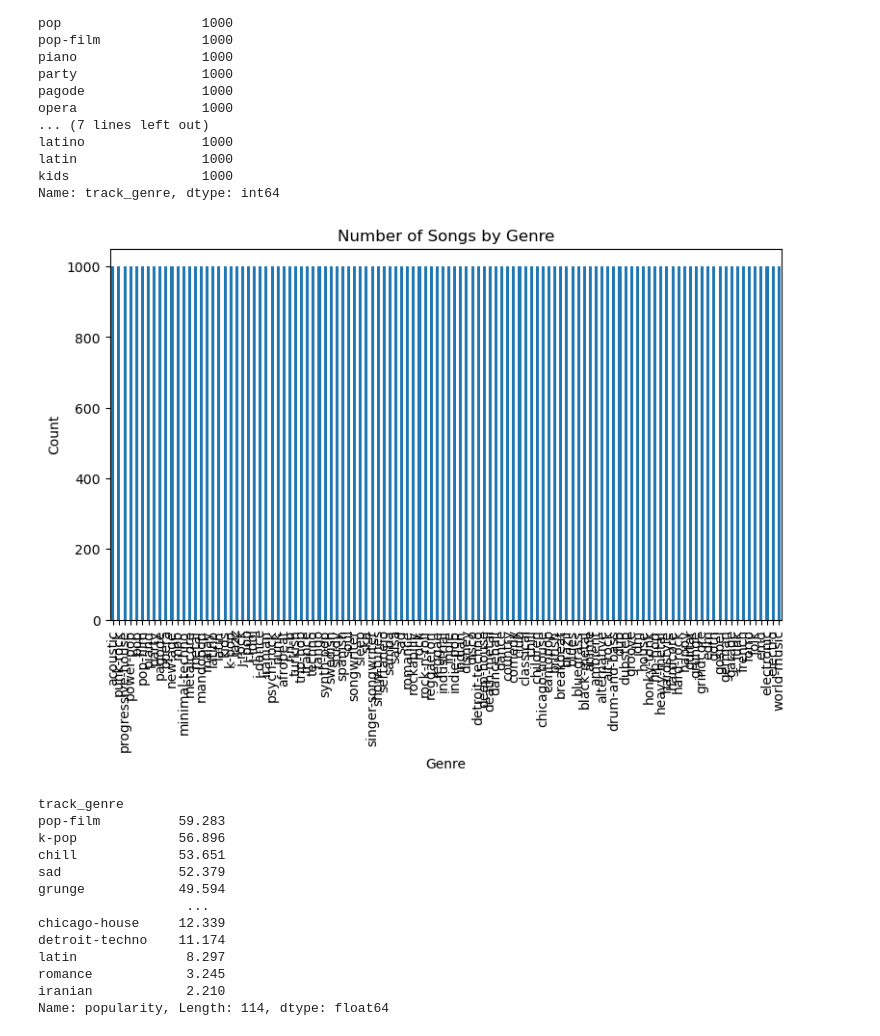
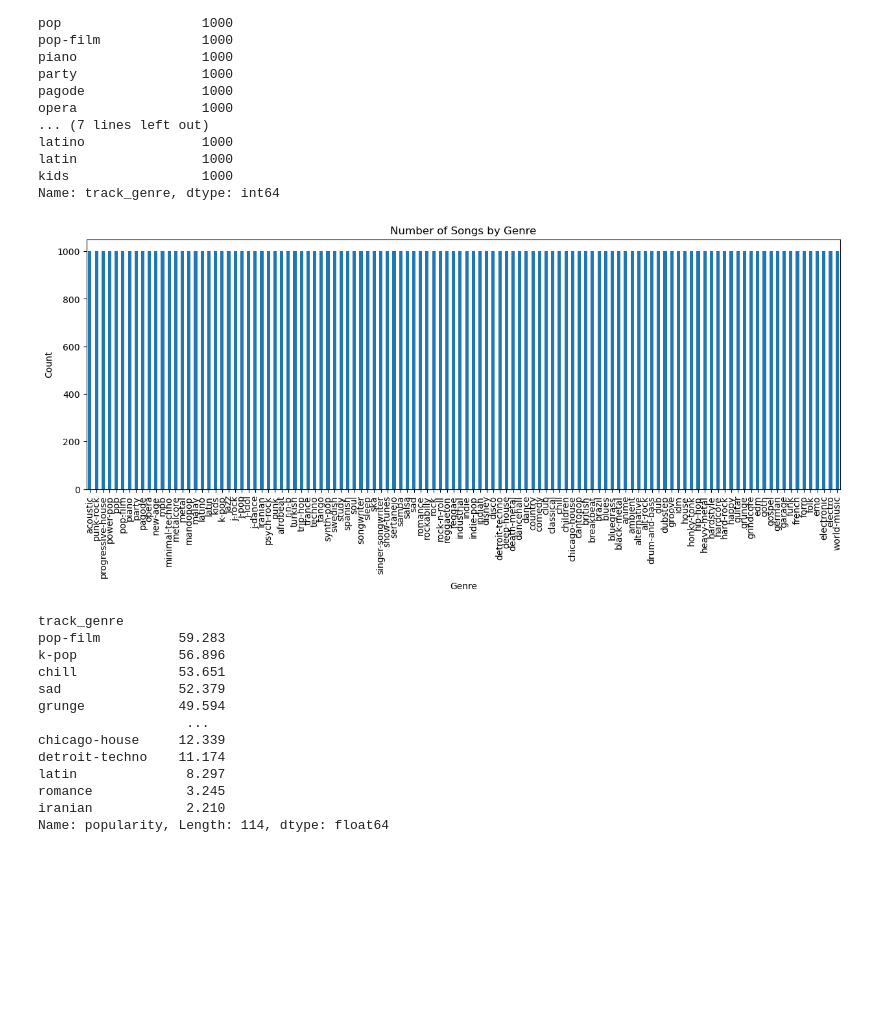
Before and after one commit to tobiasmj97/M1_assignment_recommender-app_group_5, a Jupyter notebook: M1_Assignement_UML.ipynb, the cells around one changed output. Saved outputs shown, nothing was run; the diff lists cells and outputs as text; code cells hidden in the pictures; blank space fills up the shorter version.

```diff
--- a/M1_Assignement_UML.ipynb
+++ b/M1_Assignement_UML.ipynb
@@ -263,18 +280,18 @@ Name: track_genre, dtype: int64
 # %%
 # Visualize the number of songs by genre. Which are the most common genres?
 genre_counts = df['track_genre'].value_counts()
 
-plt.figure(figsize=(9, 5))
+plt.figure(figsize=(15, 5))
 genre_counts.plot(kind='bar')
 
 plt.title('Number of Songs by Genre')
 plt.xlabel('Genre')
 plt.ylabel('Count')
 plt.xticks(rotation=90)
 
 plt.show()
 # %% [output]
-[figure, old version]
+[figure, new version]
 # %%
 # Rank genres by the average popularity of their songs. Which genres tend to have more popular songs?
 popularity = df.groupby('track_genre')['popularity'].mean().sort_values(ascending=False)
```
Also changed, not shown: parts of 29 cells of this notebook.
